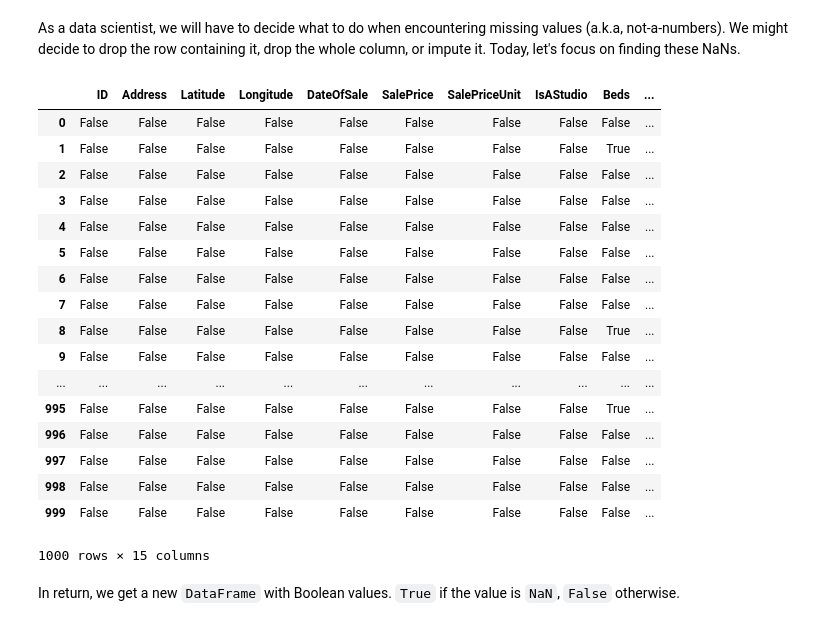
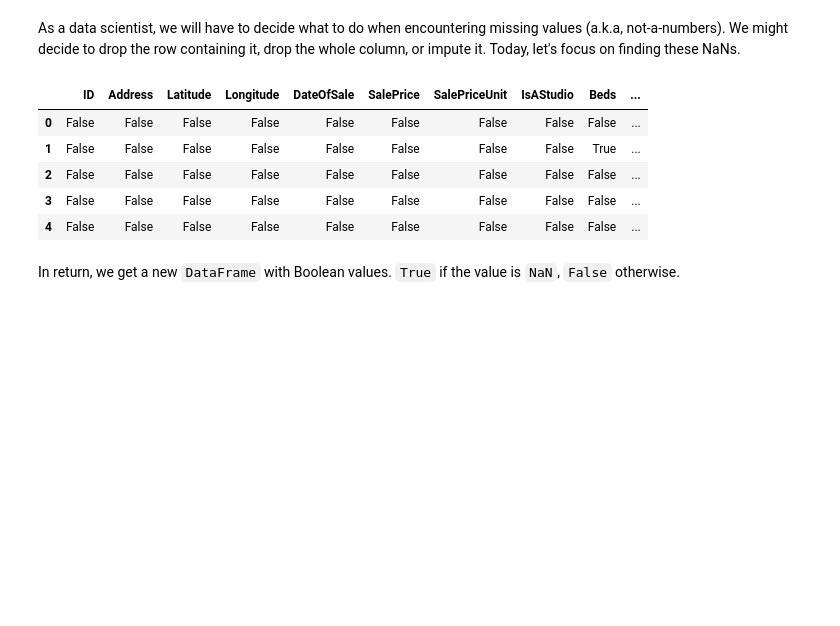
Before and after one commit to Prapakarn/DS-SF-42, a Jupyter notebook: classes/02/notebooks/codealong-02-the-pandas-library-starter-code.ipynb, the cells around one changed output. Cells and saved outputs as stored; diff of their text form; code cells hidden in the pictures; blank space fills up the shorter version.

```diff
--- a/classes/02/notebooks/codealong-02-the-pandas-library-starter-code.ipynb
+++ b/classes/02/notebooks/codealong-02-the-pandas-library-starter-code.ipynb
@@ -141,26 +141,14 @@ dtype: object
 # %% [markdown]
 As a data scientist, we will have to decide what to do when encountering missing values (a.k.a, not-a-numbers).  We might decide to drop the row containing it, drop the whole column, or impute it.  Today, let's focus on finding these NaNs.
 # %%
-df.isnull()
+df.isnull().head()
 # %% [output]
 |  | ID | Address | Latitude | Longitude | DateOfSale | SalePrice | SalePriceUnit | IsAStudio | Beds | ... |
 | 0 | False | False | False | False | False | False | False | False | False | ... |
 | 1 | False | False | False | False | False | False | False | False | True | ... |
 | 2 | False | False | False | False | False | False | False | False | False | ... |
 | 3 | False | False | False | False | False | False | False | False | False | ... |
 | 4 | False | False | False | False | False | False | False | False | False | ... |
-| 5 | False | False | False | False | False | False | False | False | False | ... |
-| 6 | False | False | False | False | False | False | False | False | False | ... |
-| 7 | False | False | False | False | False | False | False | False | False | ... |
-| 8 | False | False | False | False | False | False | False | False | True | ... |
-| 9 | False | False | False | False | False | False | False | False | False | ... |
-| ... | ... | ... | ... | ... | ... | ... | ... | ... | ... | ... |
-| 995 | False | False | False | False | False | False | False | False | True | ... |
-| 996 | False | False | False | False | False | False | False | False | False | ... |
-| 997 | False | False | False | False | False | False | False | False | False | ... |
-| 998 | False | False | False | False | False | False | False | False | False | ... |
-| 999 | False | False | False | False | False | False | False | False | False | ... |
-1000 rows × 15 columns
 # %% [markdown]
 In return, we get a new `DataFrame` with Boolean values.  `True` if the value is `NaN`, `False` otherwise.
 # %% [markdown]
```
Also changed, not shown: parts of 8 cells of this notebook, 2 other files.
